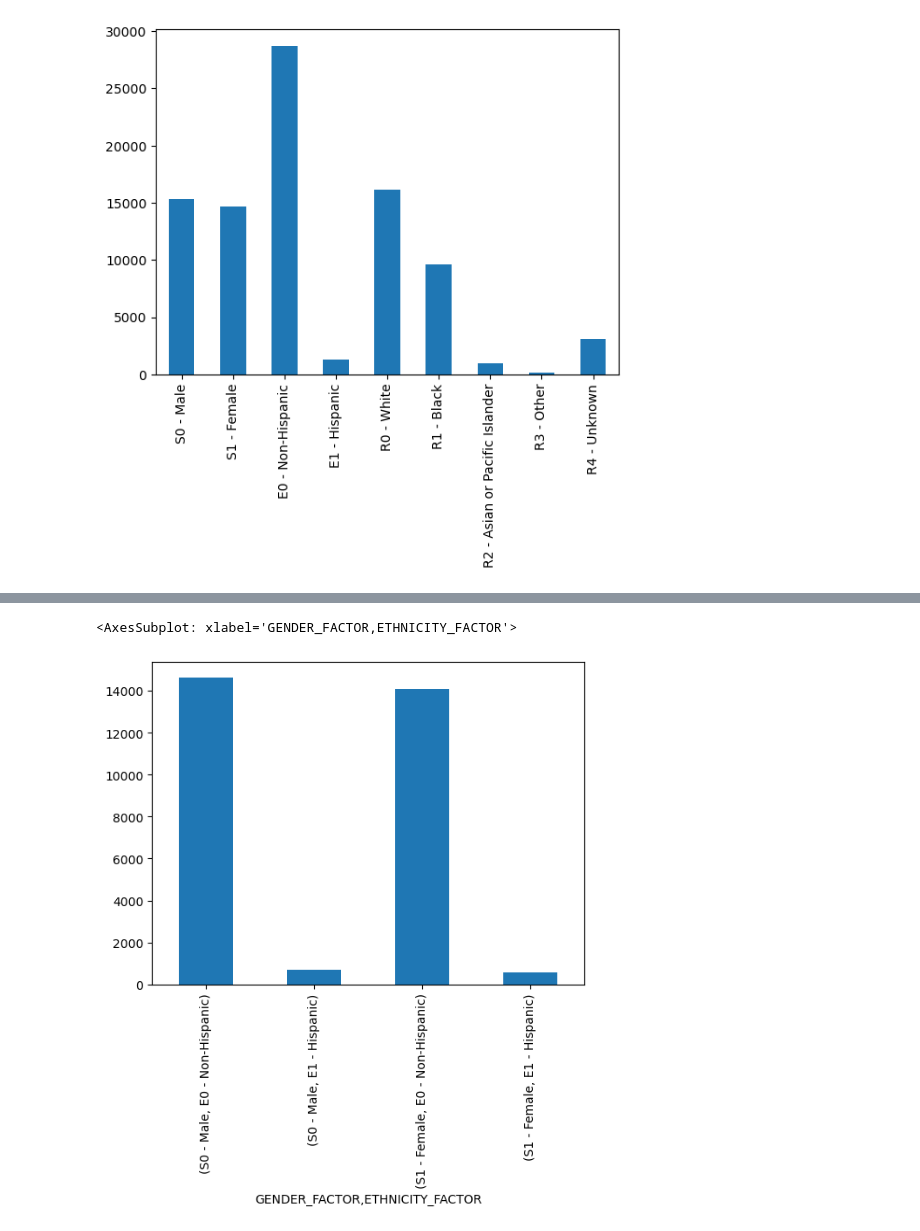
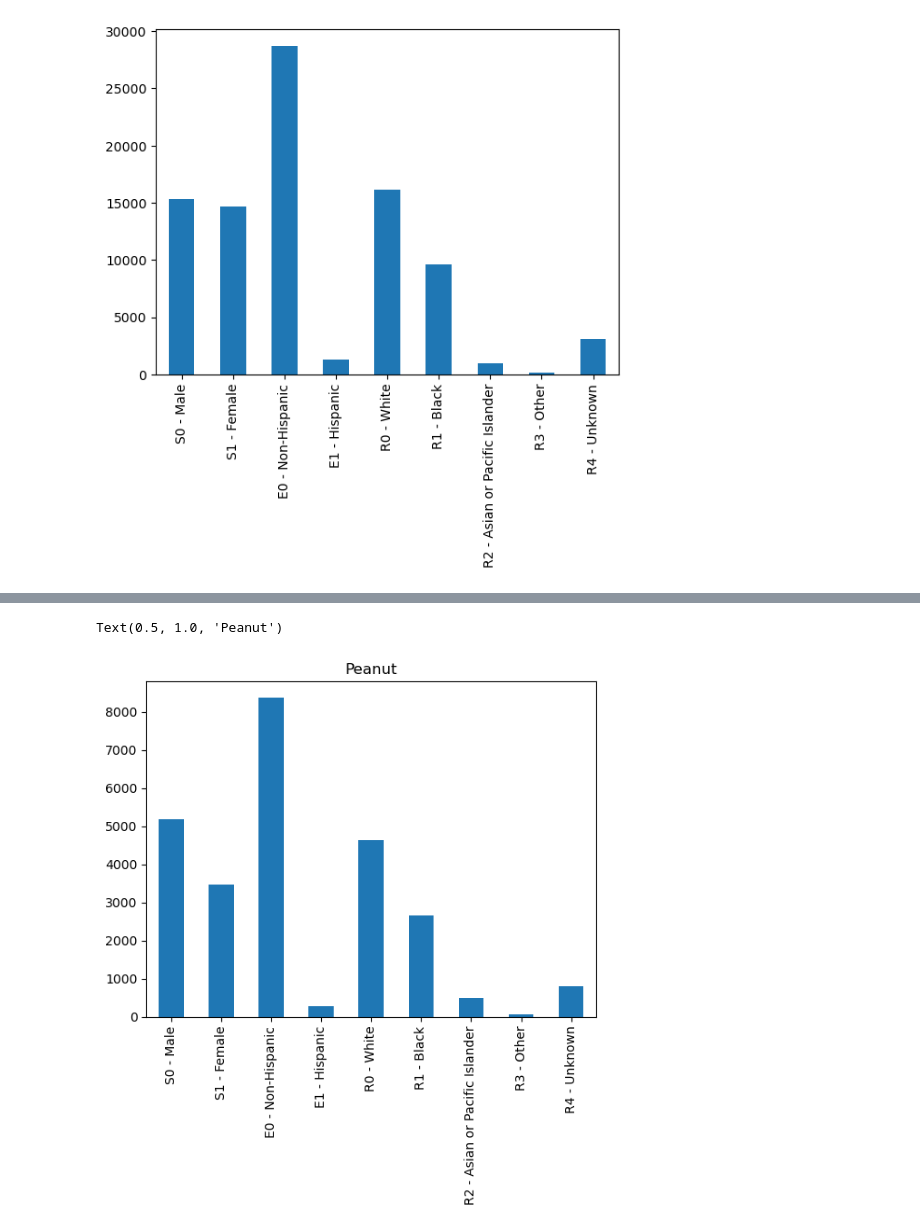
Before and after one commit to leahkrause/project_1, a Jupyter notebook: Allergy.ipynb, the cells around one changed output, grey strips where cells are left out. Cells and saved outputs as stored; diff of their text form; code cells hidden in the pictures.

Commit message:
Peanut and Soy added

```diff
--- a/Allergy.ipynb
+++ b/Allergy.ipynb
@@ -93,0 +160,8 @@ pd.concat([allergy_df.groupby('GENDER_FACTOR').count(),
+# %%
+peanut_df_clean=clean_DataFrame('peanut')
+
+nan_count=len(peanut_df_clean[peanut_df_clean['PEANUT_ALG_END'].isna()==True])
+
+peanut_df_clean.fillna(0.0,inplace=True)
+print (f'\n{nan_count} number of NAs in the PEANUT_ALG_END column filled with zeros.\n')
+peanut_df_clean.head()
@@ -94,5 +238,8 @@ pd.concat([allergy_df.groupby('GENDER_FACTOR').count(),
 # %%
-(allergy_df.groupby(['GENDER_FACTOR','ETHNICITY_FACTOR']).count()['RACE_FACTOR']).plot(kind="bar")
+pd.concat([peanut_df_clean.groupby('GENDER_FACTOR').count(),
+          peanut_df_clean.groupby('ETHNICITY_FACTOR').count(),
+          peanut_df_clean.groupby('RACE_FACTOR').count()])['SUBJECT_ID'].plot(kind="bar")
+plt.title('Peanut')
 # %% [output]
-<AxesSubplot: xlabel='GENDER_FACTOR,ETHNICITY_FACTOR'>
+Text(0.5, 1.0, 'Peanut')
-[figure, old version]
+[figure, new version]
```
Also changed, not shown: parts of 30 cells of this notebook.
